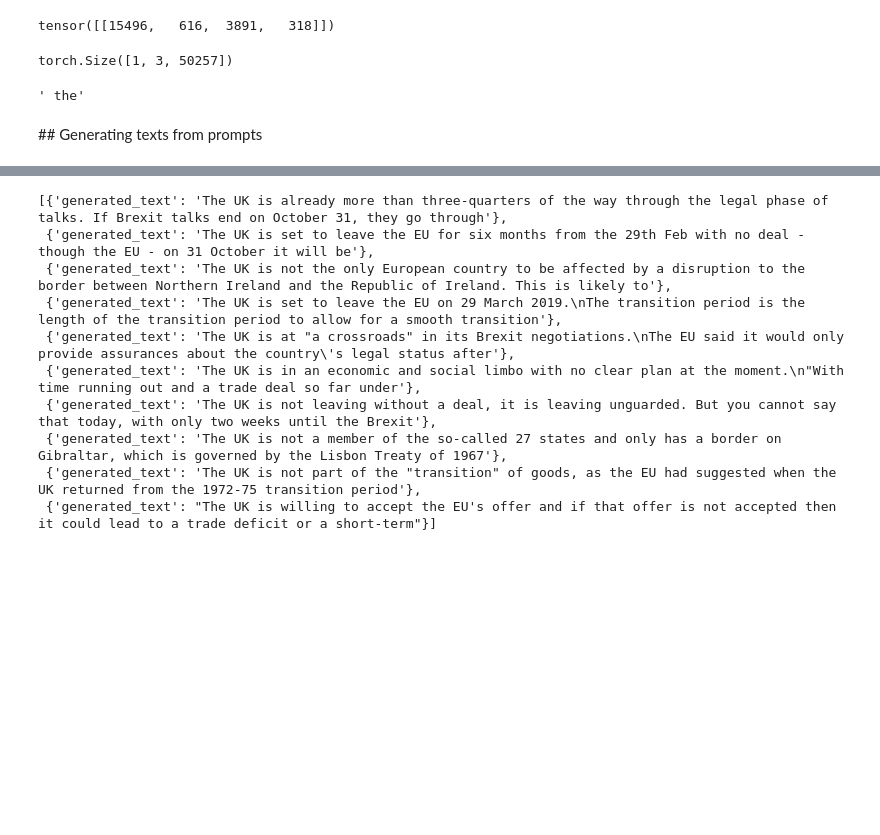
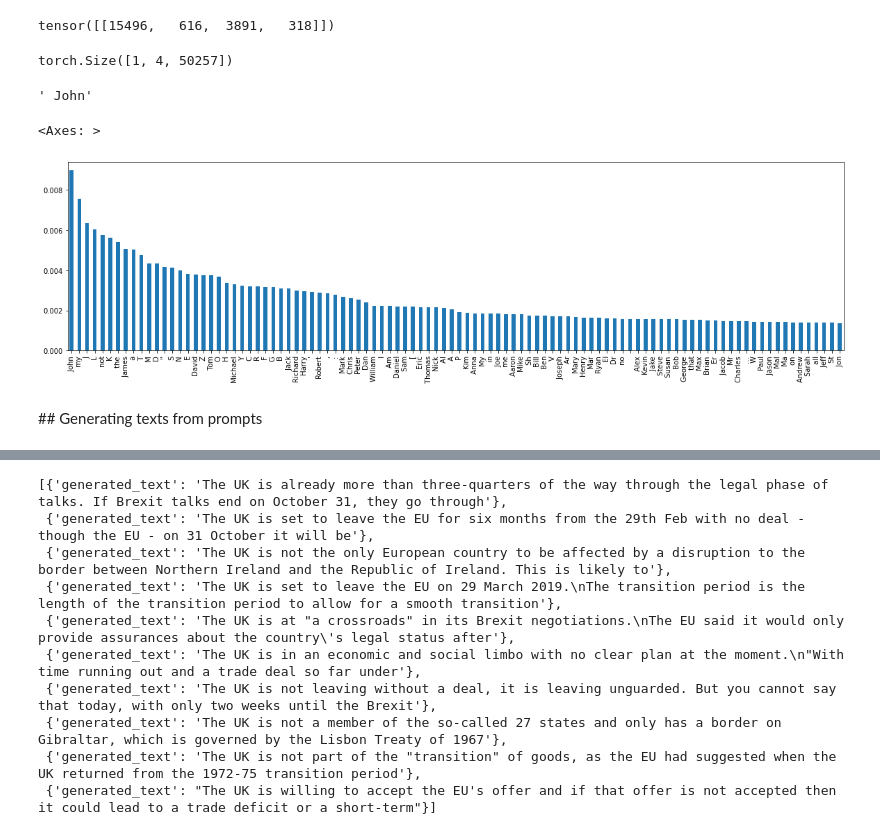
Before and after one commit to kasparvonbeelen/SAS-LLM-Workshop, a Jupyter notebook: SAS-Workshop-GPT2.ipynb, the cells around one changed output, grey strips where cells are left out. Saved outputs shown, nothing was run; the diff lists cells and outputs as text; code cells hidden in the pictures; blank space fills up the shorter version.

```diff
--- a/SAS-Workshop-GPT2.ipynb
+++ b/SAS-Workshop-GPT2.ipynb
@@ -70,18 +70,27 @@ input_ids
 # %% [output]
 tensor([[15496,   616,  3891,   318]])
 # %%
-predictions = model(**tokenizer(sequence, return_tensors='pt')) # get logits from model
+predictions = model(**tokenizer(prompt, return_tensors='pt')) # get logits from model
 # %%
-predictions.logits.shape
+predictions.logits.shape # the predictions as logits
 # %% [output]
-torch.Size([1, 3, 50257])
+torch.Size([1, 4, 50257])
 # %%
 # get words with highest probability
 tokenizer.decode(np.argmax(predictions.logits[0,-1,:].detach().numpy()))
 # %% [output]
-' the'
+' John'
-# %% [markdown]
-## Generating texts from prompts
+# %%
+softmax = Softmax(dim=0) # load softmax function
+series = pd.Series(softmax(predictions.logits[0,-1,:]).detach()).sort_values(ascending=False)
+index = [tokenizer.decode(x) for x in series.index] # change index to tokens
+series.index = index # set tokens as index
+series[:100].plot(kind='bar',figsize=(20,5)) # plot results
+# %% [output]
+<Axes: >
+[figure, added]
+# %% [markdown]
+## Generating texts from prompts
 # %%
 #sequence = 'the duke of'
 #sequence = 'A no deal Brexit'
```
Also changed, not shown: parts of 20 cells of this notebook, 7 other files.
